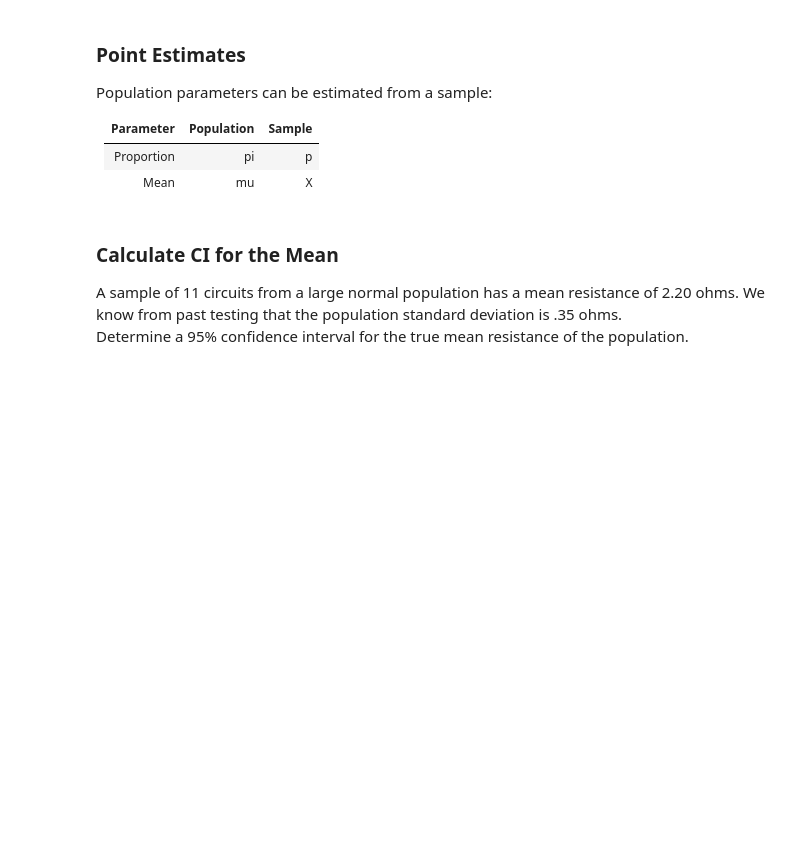
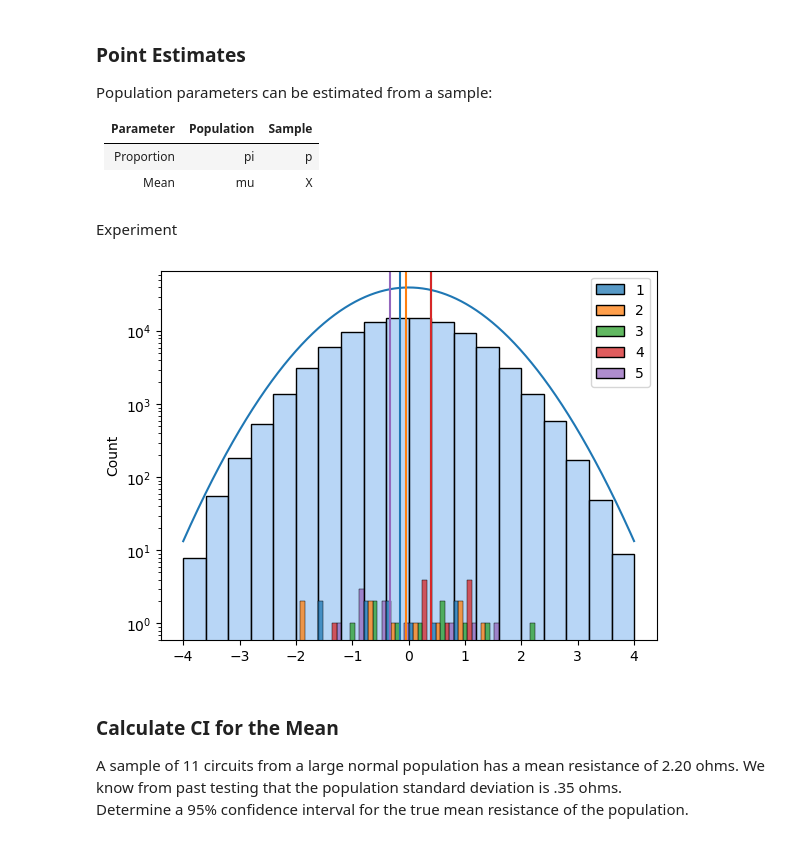
Before and after one commit to hielsnoppe/srh-tmda, a Jupyter notebook: slides/session5-2.ipynb, the cells around one changed output. Drawn from its saved outputs; the diff is of its cells as text; code cells hidden in the pictures; blank space fills up the shorter version.

```diff
--- a/slides/session5-2.ipynb
+++ b/slides/session5-2.ipynb
@@ -32,6 +32,49 @@ Population parameters can be estimated from a sample:
 |------------|------------|--------|
 | Proportion | pi         | p |
 | Mean       | mu         | X |
+# %% [markdown]
+Experiment
+# %%
+import matplotlib.pyplot as plt
+import numpy as np
+import pandas as pd
+import seaborn as sns
+from scipy import stats
+
+def histplot(data, color_palette, color):
+    sns.histplot(data, stat='count',
+                 bins=20, binrange=(-4, 4),
+                 color=color_palette[color],
+                 log_scale=(False, True),
+                 multiple='dodge',)#discrete=True)
+
+def meanplot(data, color_palette, color):
+    plt.axvline(data.mean(), 0, 1, color=color_palette[color])
+
+
+def sample(size, n=1):
+
+    population = pd.Series(stats.norm.rvs(0, 1, size=100000))
+    samples = pd.DataFrame({ i: population.sample(n=size) for i in range(1, n+1) })
+
+    x = np.arange(-4, 4, 0.001)
+    norm_values = stats.norm.pdf(x, 0, 1) * 100000
+
+    plt.plot(x, norm_values)
+
+    histplot(population, sns.color_palette('pastel'), 0)
+    #meanplot(population, sns.color_palette('bright'), 0)
+
+    histplot(samples, sns.color_palette('pastel'), 0)
+    for i, mu in enumerate(samples.mean()):
+        #meanplot(sample, sns.color_palette('bright'), i+1)
+        plt.axvline(mu, 0, 1, color=sns.color_palette()[i])
+
+    plt.show()
+
+sample(10, 5)
+# %% [output]
+[figure, added]
 # %% [markdown]
 ### Calculate CI for the Mean
 
```
Also changed, not shown: 8 other files.
